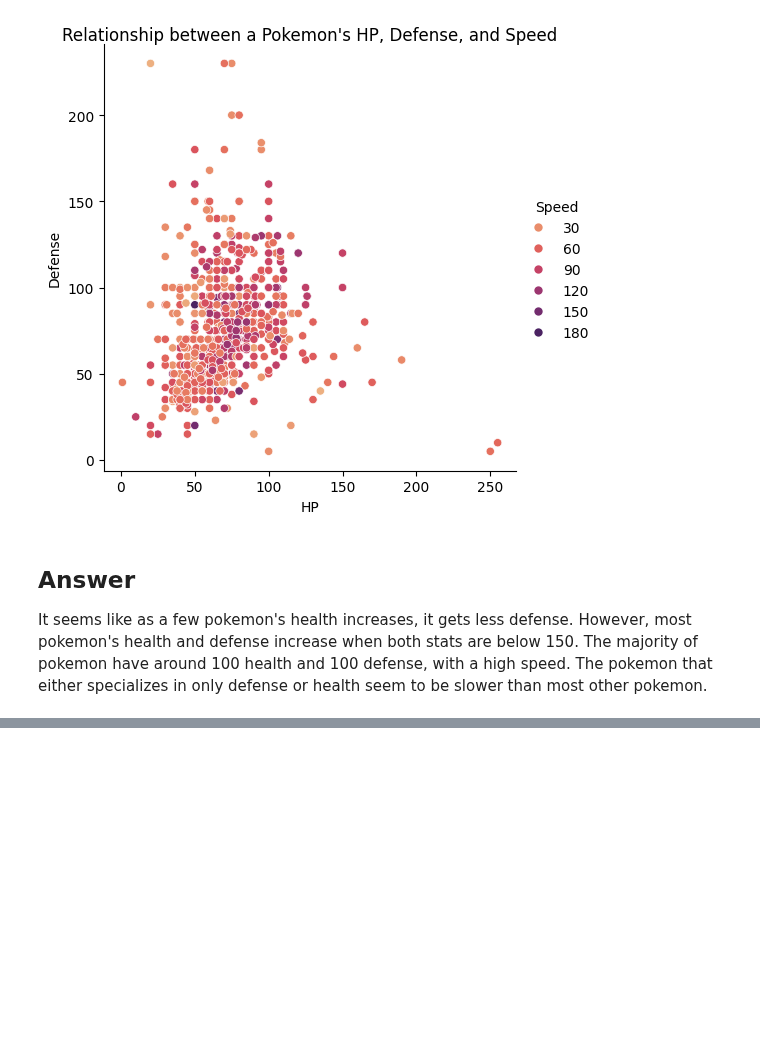
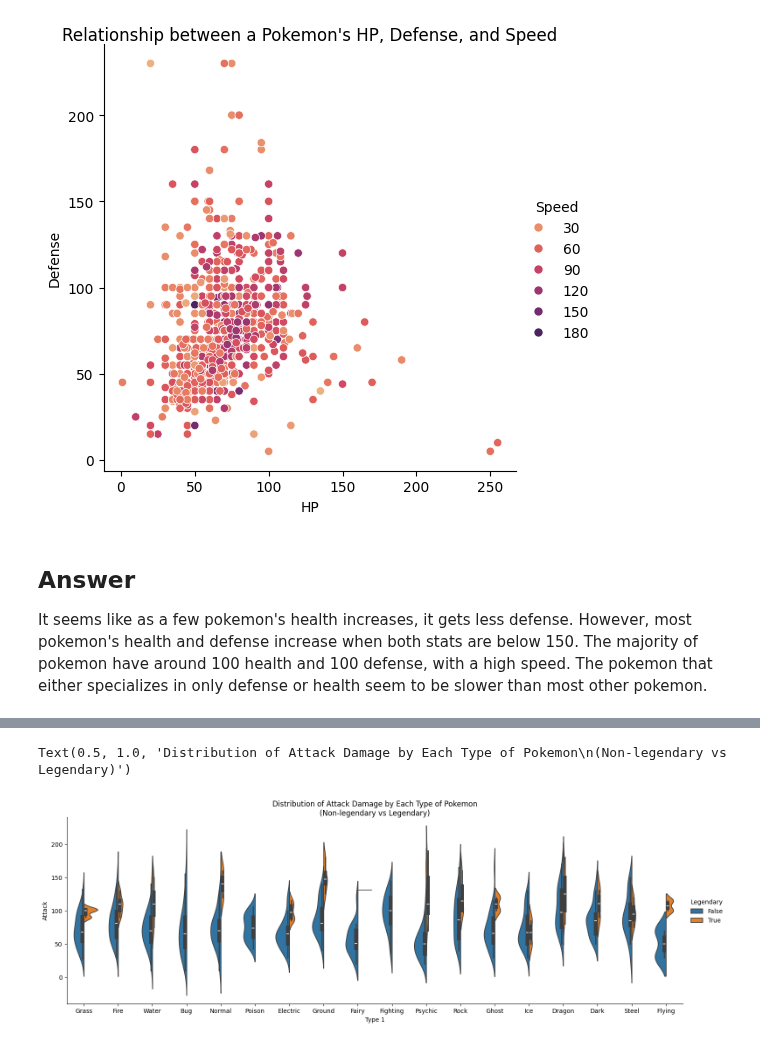
Before and after one commit to CS133-DataVisualization/cl-and-homework-scott-dudu, a Jupyter notebook: M03_HW03_seaborn.ipynb, the cells around one changed output, grey strips where cells are left out. Saved outputs shown, nothing was run; the diff lists cells and outputs as text; code cells hidden in the pictures; blank space fills up the shorter version.

```diff
--- a/M03_HW03_seaborn.ipynb
+++ b/M03_HW03_seaborn.ipynb
@@ -205,0 +176,17 @@ For each pokemon, both their special attack and defense increases as their base
+# %%
+# Your code here . . .
+sns.catplot(
+    data=pokemon,
+    x='Type 1',
+    y='Attack',
+    kind='violin',
+    bw_method=0.5,
+    aspect=3,
+    split=True,
+    hue='Legendary'
+)
+
+plt.title("Distribution of Attack Damage by Each Type of Pokemon\n(Non-legendary vs Legendary)", pad=0.5)
+# %% [output]
+Text(0.5, 1.0, 'Distribution of Attack Damage by Each Type of Pokemon\n(Non-legendary vs Legendary)')
+[figure, added]
```
Also changed, not shown: parts of 5 cells of this notebook.
